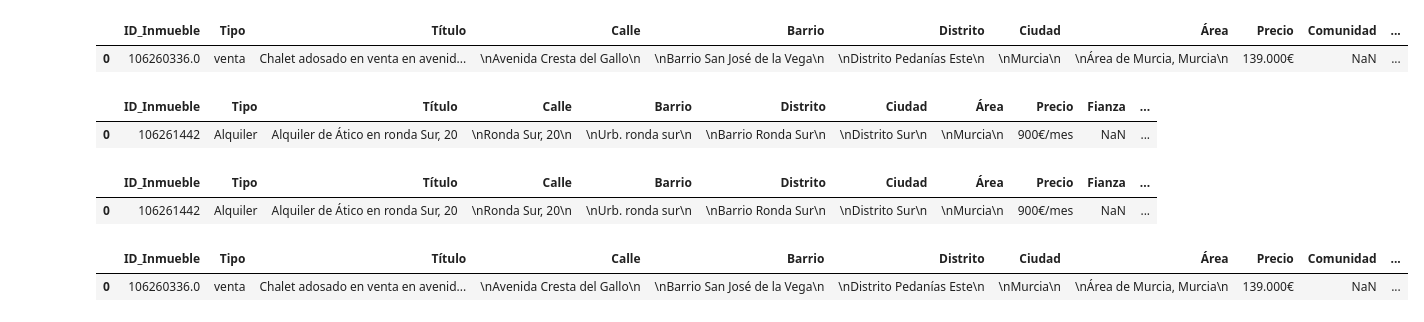
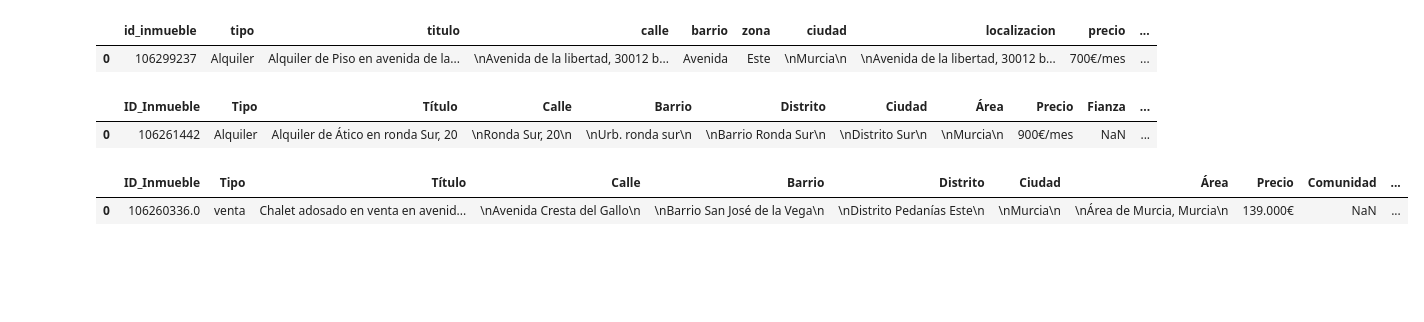
Before and after one commit to Tamgama/scraping, a Jupyter notebook: soporte/pruebas/limpieza.ipynb, the cells around one changed output. Cells and saved outputs as stored; diff of their text form; code cells hidden in the pictures; blank space fills up the shorter version.

```diff
--- a/soporte/limpieza.ipynb
+++ b/soporte/pruebas/limpieza.ipynb
@@ -6,17 +6,11 @@ import re
 pd.set_option("display.max_columns", None)
 pd.set_option('display.max_colwidth', None)
 # %%
-ventas = pd.read_csv("../src/ventas.csv")
-ventas.head(1)
+alquiler = pd.read_csv("alquileres-corregido.csv")
+alquiler.head(1)
 # %% [output]
-|  | ID_Inmueble | Tipo | Título | Calle | Barrio | Distrito | Ciudad | Área | Precio | Comunidad | ... |
-| 0 | 106260336.0 | venta | Chalet adosado en venta en avenid... | \nAvenida Cresta del Gallo\n | \nBarrio San José de la Vega\n | \nDistrito Pedanías Este\n | \nMurcia\n | \nÁrea de Murcia, Murcia\n | 139.000€ | NaN | ... |
+|  | id_inmueble | tipo | titulo | calle | barrio | zona | ciudad | localizacion | precio | ... |
+| 0 | 106299237 | Alquiler | Alquiler de Piso en avenida de la... | \nAvenida de la libertad, 30012 b... | Avenida | Este | \nMurcia\n | \nAvenida de la libertad, 30012 b... | 700€/mes | ... |
-# %%
-alqui = pd.read_csv("../src/alquileres.csv")
-alqui.head(1)
-# %% [output]
-|  | ID_Inmueble | Tipo | Título | Calle | Barrio | Distrito | Ciudad | Área | Precio | Fianza | ... |
-| 0 | 106261442 | Alquiler | Alquiler de Ático en ronda Sur, 20 | \nRonda Sur, 20\n | \nUrb. ronda sur\n | \nBarrio Ronda Sur\n | \nDistrito Sur\n | \nMurcia\n | 900€/mes | NaN | ... |
 # %%
 alqui = alqui.drop(['Metros_construidos', 'Metros_utilesBaños', 'Nombre_Anunciante', 'Última_Actualización'], axis=1)
 # %%
```
Also changed, not shown: 5 other files.
